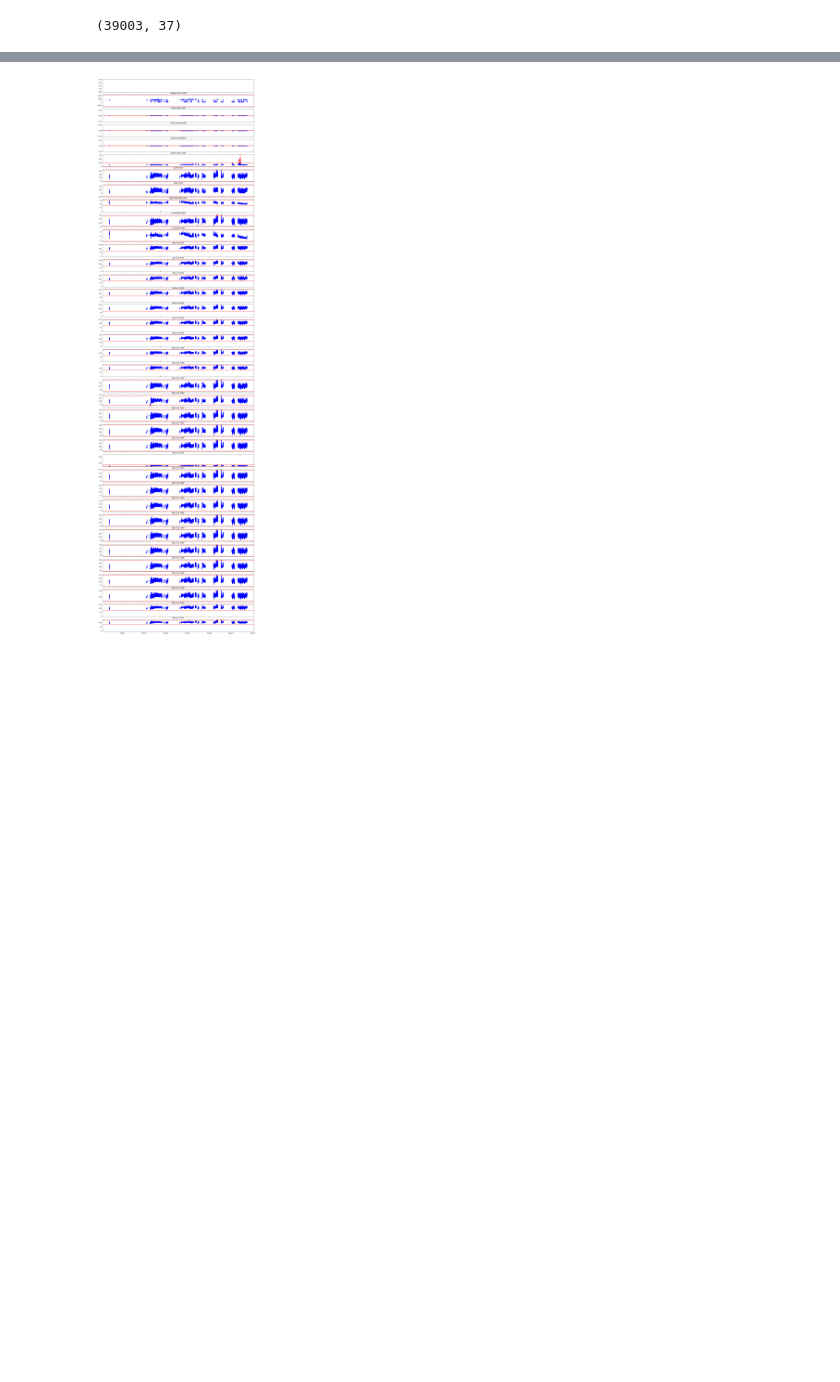
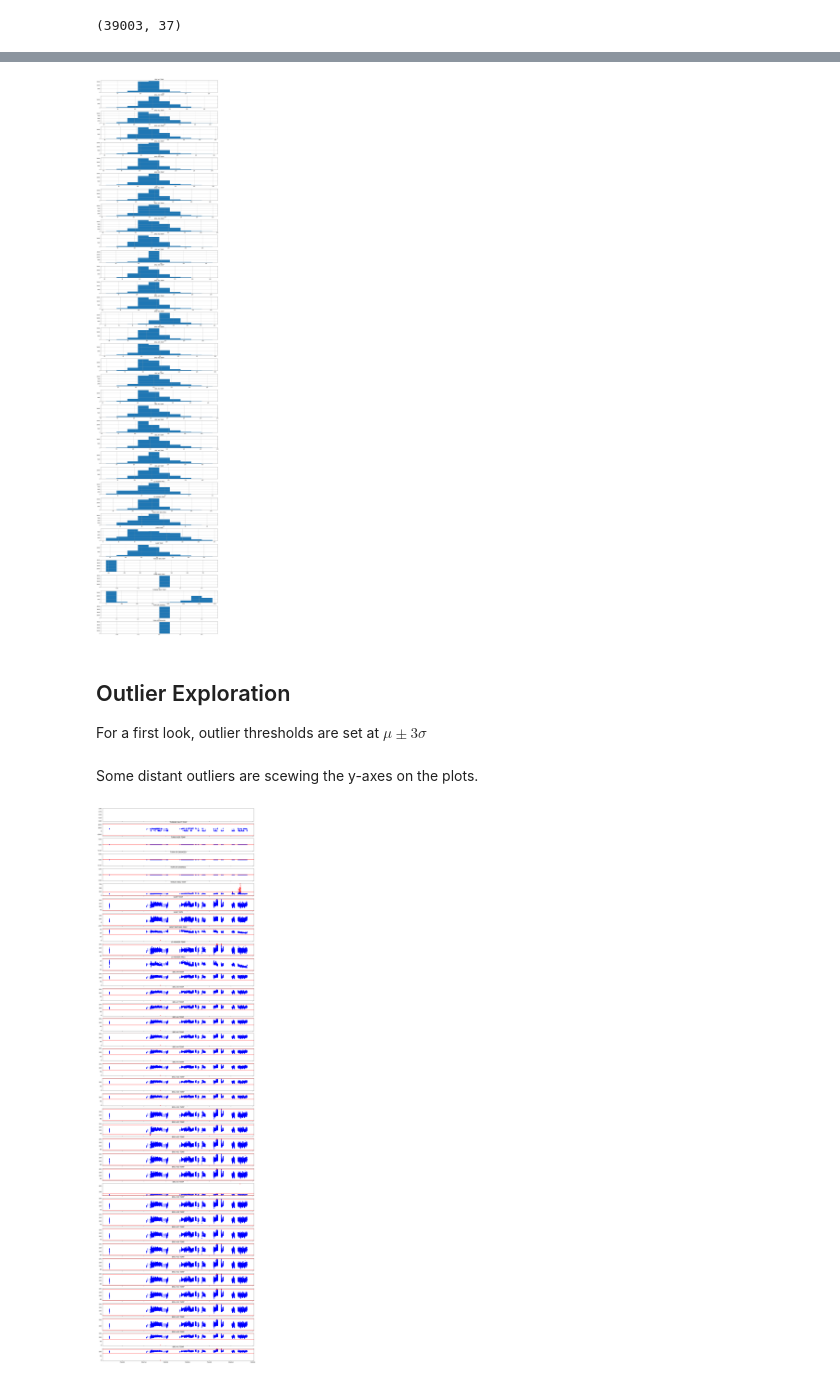
Before and after one commit to corgimli/hackthemachine, a Jupyter notebook: A1_MRG_Exploration.ipynb, the cells around one changed output, grey strips where cells are left out. Drawn from its saved outputs; the diff is of its cells as text; code cells hidden in the pictures; blank space fills up the shorter version.

```diff
--- a/A1_MRG_Exploration.ipynb
+++ b/A1_MRG_Exploration.ipynb
@@ -108,3 +157,11 @@ A1_MRG1_ts.shape
+# %%
+# Histogram Plots
+tmp_hist = A1_MRG1_ts.hist(figsize=(20,100),layout=(37,1))
+# %% [output]
+[figure, added]
+# %% [markdown]
+## Outlier Exploration
+For a first look, outlier thresholds are set at $\mu \pm 3 \sigma$
 # %%
 def plotall(df,threshold=3):
     #
@@ -123,3 +182,5 @@ def plotall(df,threshold=3):
+# %% [markdown]
+Some distant outliers are scewing the y-axes on the plots.
 # %%
 plotall(A1_MRG1_ts,threshold=5)
 # %% [output]
```
Also changed, not shown: parts of 13 cells of this notebook.
